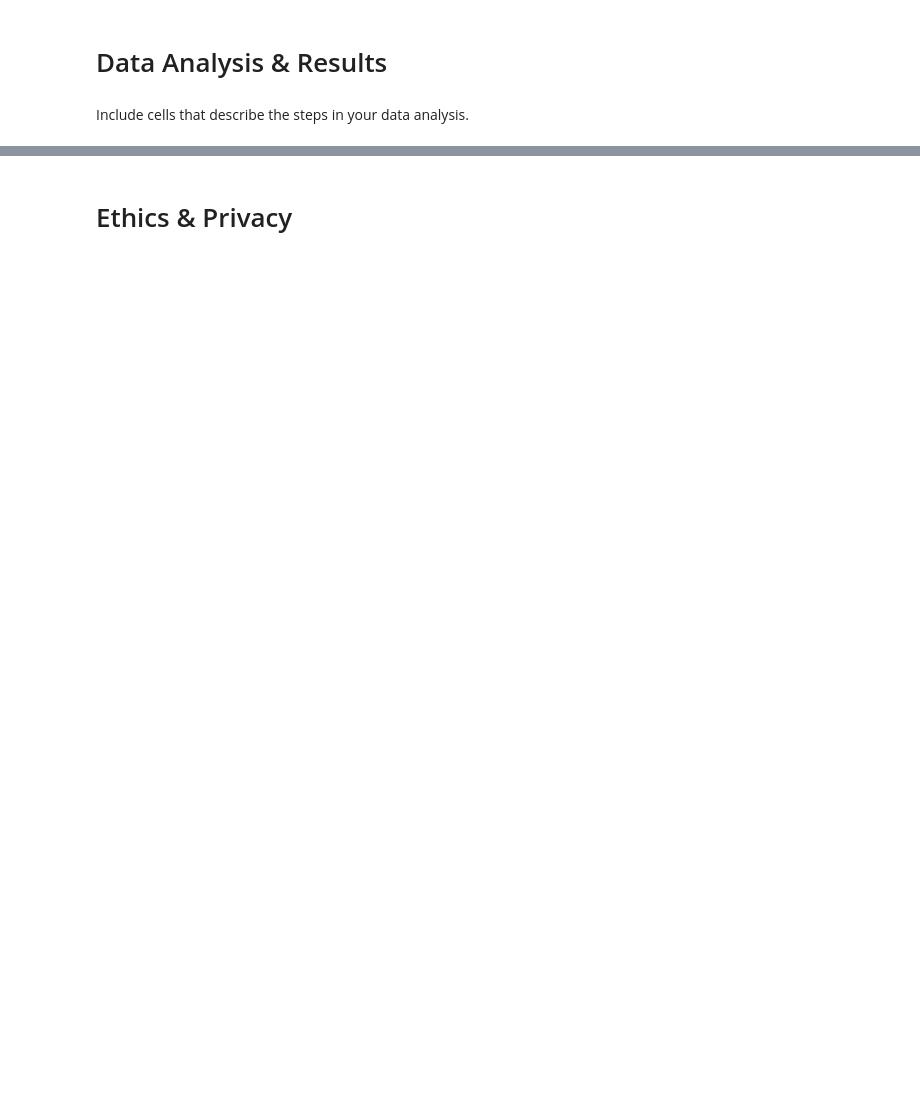
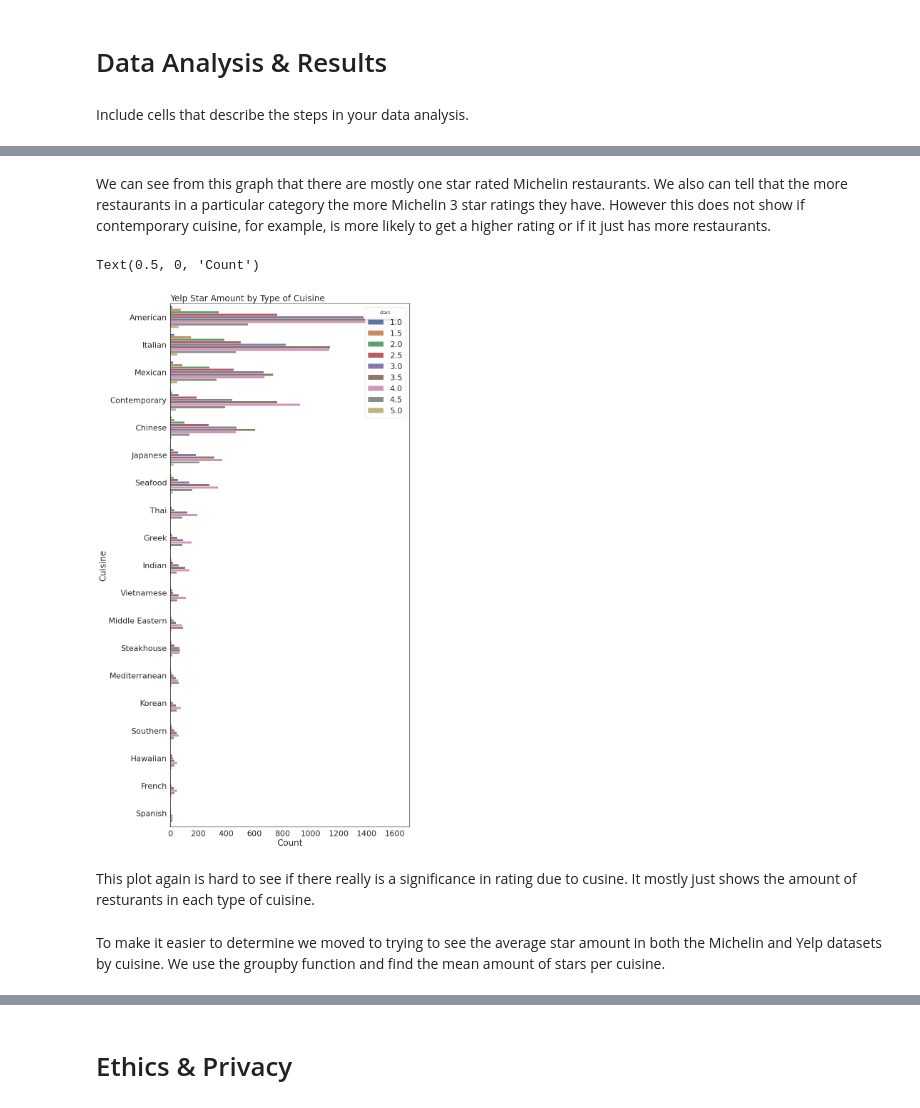
Before and after one commit to howardk1m/Michelin-Stars-108, a Jupyter notebook: FinalProject_group65.ipynb, the cells around one changed output, grey strips where cells are left out. Saved outputs shown, nothing was run; the diff lists cells and outputs as text; code cells hidden in the pictures; blank space fills up the shorter version.

```diff
--- a/FinalProject_group65.ipynb
+++ b/FinalProject_group65.ipynb
@@ -67,0 +373,3 @@ Describe your data cleaning steps here.
+# %%
+yelp_df['cuisine'] = yelp_df['cuisine'].apply(standardize_category)
+yelp_df['cuisine'].value_counts().loc[lambda x : x>25]
@@ -68,3 +399,13 @@ Describe your data cleaning steps here.
+# %%
+def fix_yelp_prices(price):
+    if price == "None":
+        return np.nan
+    else:
+        return float(price)
+
+yelp_df['price'] = yelp_df['price'].apply(fix_yelp_prices)
+yelp_df = yelp_df.dropna()
+yelp_df.reset_index(inplace=True, drop=True)
 # %% [markdown]
 # Data Analysis & Results
 # %% [markdown]
@@ -74,0 +436,25 @@ Include cells that describe the steps in your data analysis.
+# %% [markdown]
+We can see from this graph that there are mostly one star rated Michelin restaurants. We also can tell that the more restaurants in a particular category the more Michelin 3 star ratings they have. However this does not show if contemporary cuisine, for example, is more likely to get a higher rating or if it just has more restaurants.
+# %%
+#we want compare the number and types of stars earned to the type of cuisine for the Yelp data we will make a group barplot
+#and compare it to Michelins cuisine's graph
+
+#set the parmeters of the yelp graph
+plt.rcParams['figure.figsize'] = (12, 27)
+
+#Enter the data the graph with show
+#make graph horizontal and easier to view
+yelp_cus = sns.countplot(y = 'cuisine', hue = 'stars',
+              data= yelp_df, order = yelp_df['cuisine'].value_counts().index  )
+
+#label the graph
+yelp_cus.set_title('Yelp Star Amount by Type of Cuisine', loc='left')
+yelp_cus.set_ylabel('Cuisine')
+yelp_cus.set_xlabel('Count')
+# %% [output]
+Text(0.5, 0, 'Count')
+[figure, added]
+# %% [markdown]
+This plot again is hard to see if there really is a significance in rating due to cusine. It mostly just shows the amount of resturants in each type of cuisine.
+# %% [markdown]
+To make it easier to determine we moved to trying to see the average star amount in both the Michelin and Yelp datasets by cuisine. We use the groupby function and find the mean amount of stars per cuisine.
```
Also changed, not shown: parts of 120 cells of this notebook.
